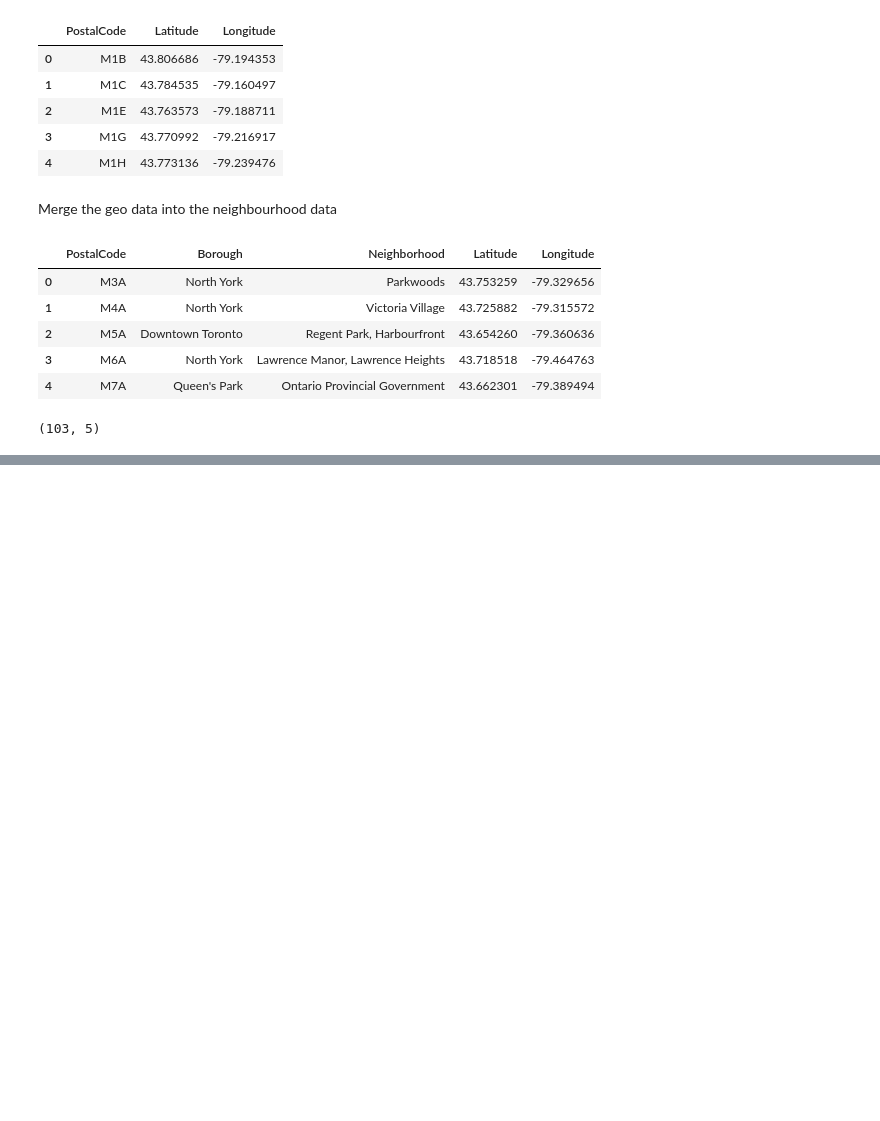
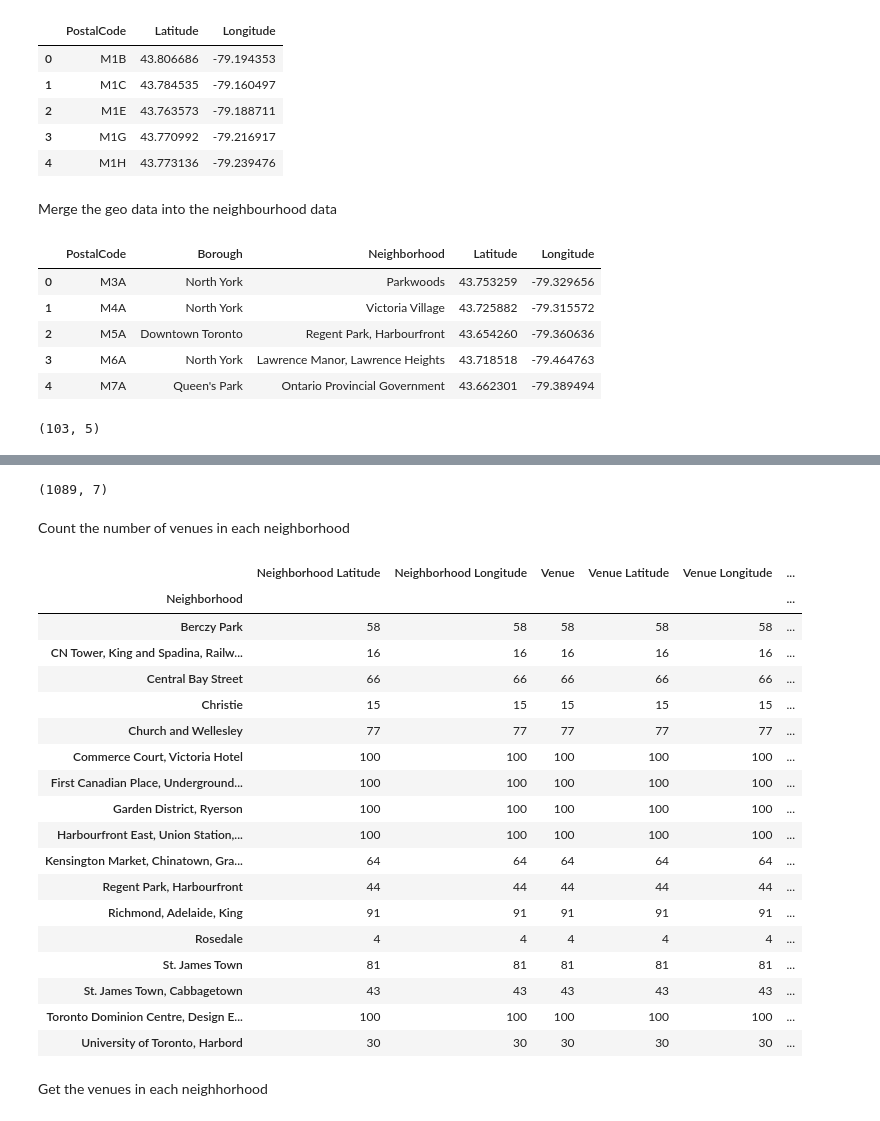
Before and after one commit to szwzy/ADSCapstone, a Jupyter notebook: Toronto Neighbourhood.ipynb, the cells around one changed output, grey strips where cells are left out. Drawn from its saved outputs; the diff is of its cells as text; code cells hidden in the pictures; blank space fills up the shorter version.

```diff
--- a/Toronto Neighbourhood.ipynb
+++ b/Toronto Neighbourhood.ipynb
@@ -81,0 +123,7 @@ df.shape
+# %%
+address = 'Downtown Toronto, ON'
+geolocator = Nominatim(user_agent="to_explorer")
+location = geolocator.geocode(address)
+latitude = location.latitude
+longitude = location.longitude
+print('The geograpical coordinate of Toronto are {}, {}.'.format(latitude, longitude))
@@ -81,0 +134,18 @@ df.shape
+# %%
+map_to = folium.Map(location=[latitude, longitude], zoom_start=10)
+
+# add markers to map
+for lat, lng, borough, neighborhood in zip(to_data['Latitude'], to_data['Longitude'], to_data['Borough'], to_data['Neighborhood']):
+    label = '{}, {}'.format(neighborhood, borough)
+    label = folium.Popup(label, parse_html=True)
+    folium.CircleMarker(
+        [lat, lng],
+        radius=5,
+        popup=label,
+        color='blue',
+        fill=True,
+        fill_color='#3186cc',
+        fill_opacity=0.7,
+        parse_html=False).add_to(map_to)
+
+map_to
@@ -81,0 +156,9 @@ df.shape
+# %%
+CLIENT_ID = 'PTBQE2DOOJIFNTKH5YLSOCAWN1AS3EWCINOX0BUH30FH5E0V' # Foursquare ID
+CLIENT_SECRET = 'IRVTNCASERYLWAVUBRMEO1AAYQAIG4VK13U5FU2CWZVSZLSZ' #  Foursquare Secret
+VERSION = '20180605' # Foursquare API version
+LIMIT = 100 # A default Foursquare API limit value
+
+print('My credentails:')
+print('CLIENT_ID: ' + CLIENT_ID)
+print('CLIENT_SECRET:' + CLIENT_SECRET)
@@ -81,0 +213,4 @@ df.shape
+# %%
+to_venues = getNearbyVenues(names=to_data['Neighborhood'],
+                                   latitudes=to_data['Latitude'],
+                                   longitudes=to_data['Longitude'])
@@ -81,0 +235,30 @@ df.shape
+# %%
+to_venues.shape
+# %% [output]
+(1089, 7)
+# %% [markdown]
+Count the number of venues in each neighborhood
+# %%
+to_venues.groupby('Neighborhood').count()
+# %% [output]
+|  | Neighborhood Latitude | Neighborhood Longitude | Venue | Venue Latitude | Venue Longitude | ... |
+| Neighborhood |  |  |  |  |  | ... |
+| Berczy Park | 58 | 58 | 58 | 58 | 58 | ... |
+| CN Tower, King and Spadina, Railw... | 16 | 16 | 16 | 16 | 16 | ... |
+| Central Bay Street | 66 | 66 | 66 | 66 | 66 | ... |
+| Christie | 15 | 15 | 15 | 15 | 15 | ... |
+| Church and Wellesley | 77 | 77 | 77 | 77 | 77 | ... |
+| Commerce Court, Victoria Hotel | 100 | 100 | 100 | 100 | 100 | ... |
+| First Canadian Place, Underground... | 100 | 100 | 100 | 100 | 100 | ... |
+| Garden District, Ryerson | 100 | 100 | 100 | 100 | 100 | ... |
+| Harbourfront East, Union Station,... | 100 | 100 | 100 | 100 | 100 | ... |
+| Kensington Market, Chinatown, Gra... | 64 | 64 | 64 | 64 | 64 | ... |
+| Regent Park, Harbourfront | 44 | 44 | 44 | 44 | 44 | ... |
+| Richmond, Adelaide, King | 91 | 91 | 91 | 91 | 91 | ... |
+| Rosedale | 4 | 4 | 4 | 4 | 4 | ... |
+| St. James Town | 81 | 81 | 81 | 81 | 81 | ... |
+| St. James Town, Cabbagetown | 43 | 43 | 43 | 43 | 43 | ... |
+| Toronto Dominion Centre, Design E... | 100 | 100 | 100 | 100 | 100 | ... |
+| University of Toronto, Harbord | 30 | 30 | 30 | 30 | 30 | ... |
+# %% [markdown]
+Get the venues in each neighhorhood
```
Also changed, not shown: parts of 36 cells of this notebook.
